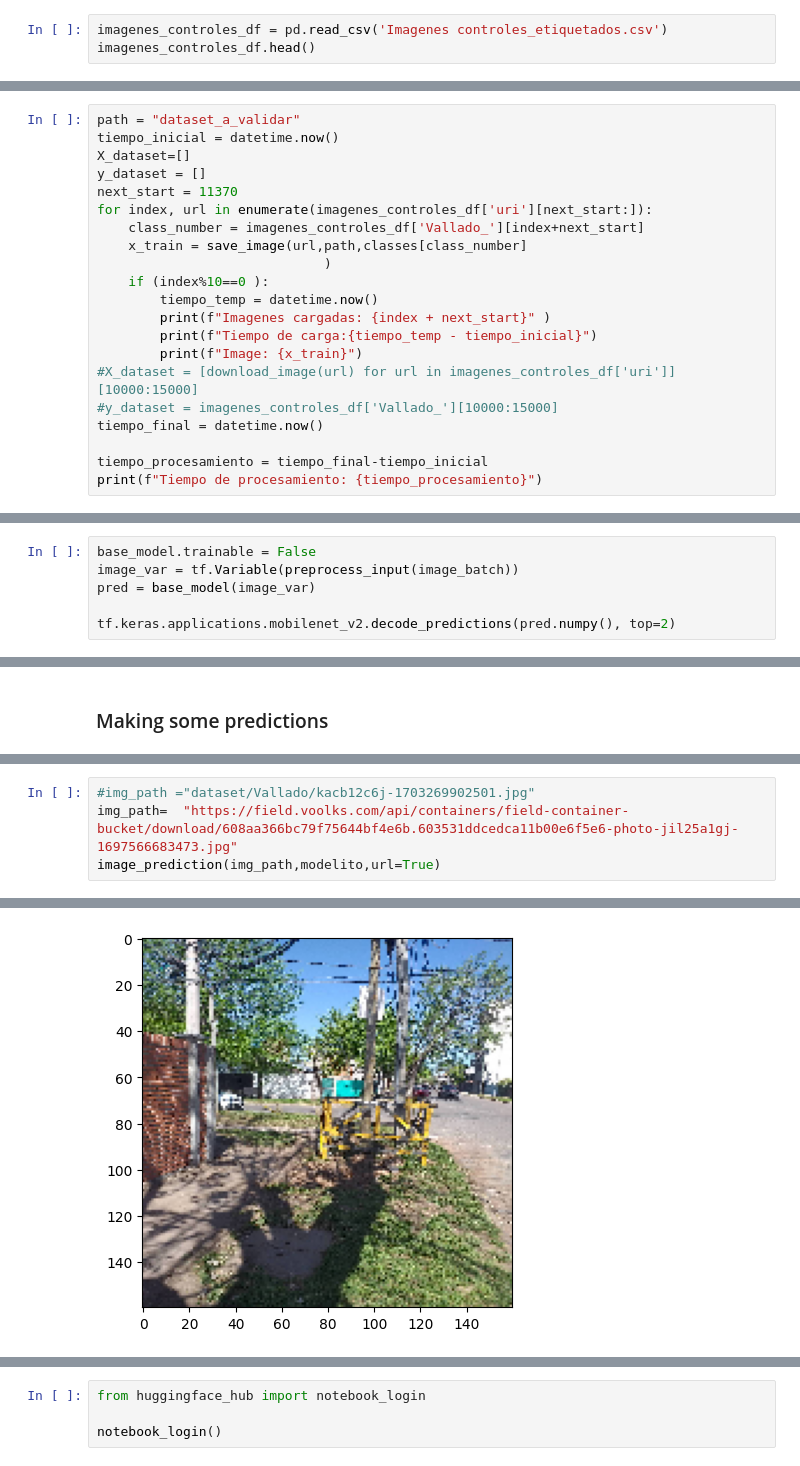
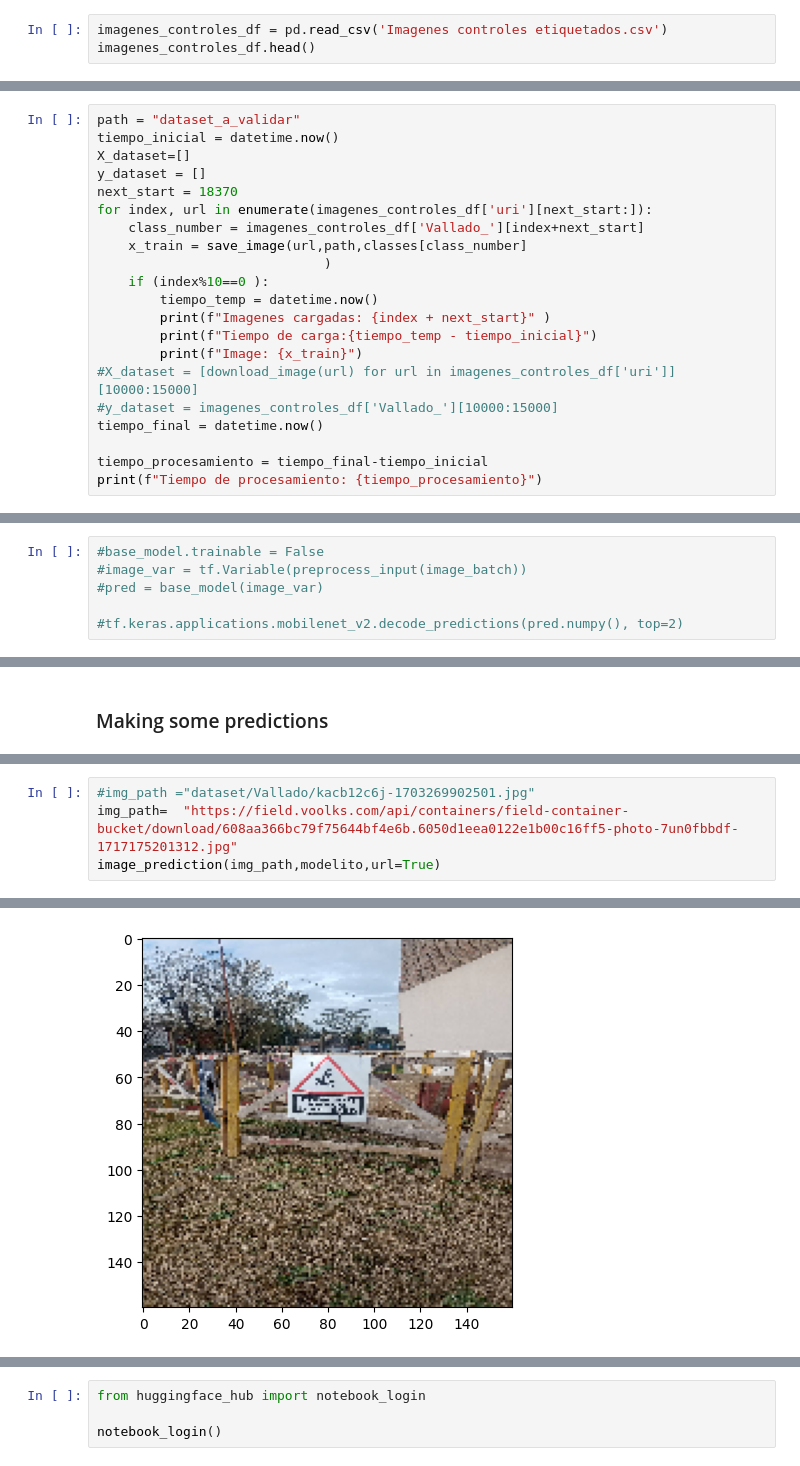
Before and after one commit to brunojaime/clasificador_vallados_binary, a Jupyter notebook: image_classficator.ipynb, the cells around one changed output, grey strips where cells are left out. Saved outputs shown, nothing was run; the diff lists cells and outputs as text.

```diff
--- a/image_classficator.ipynb
+++ b/image_classficator.ipynb
@@ -25,5 +69,5 @@ The dataset includes images url and their tagged class.
 # %%
-imagenes_controles_df = pd.read_csv('Imagenes controles_etiquetados.csv')
+imagenes_controles_df = pd.read_csv('Imagenes controles etiquetados.csv')
 imagenes_controles_df.head()
 # %% [output]
 |  | uri | tag | Vallado_ | ID | Creado | Confirma_etiqueta |
@@ -73,7 +116,7 @@ path = "dataset_a_validar"
 tiempo_inicial = datetime.now()
 X_dataset=[]
 y_dataset = []
-next_start = 11370
+next_start = 18370
 for index, url in enumerate(imagenes_controles_df['uri'][next_start:]):
     class_number = imagenes_controles_df['Vallado_'][index+next_start]
     x_train = save_image(url,path,classes[class_number]
@@ -215,6 +282,6 @@ Decoding the predictions made by the model
 # %%
-base_model.trainable = False
-image_var = tf.Variable(preprocess_input(image_batch))
-pred = base_model(image_var)
+#base_model.trainable = False
+#image_var = tf.Variable(preprocess_input(image_batch))
+#pred = base_model(image_var)
 
-tf.keras.applications.mobilenet_v2.decode_predictions(pred.numpy(), top=2)
+#tf.keras.applications.mobilenet_v2.decode_predictions(pred.numpy(), top=2)
@@ -479,6 +529,6 @@ ValueError: No model config found in the file at vallado_classifier.h5.
 # %%
 #img_path ="dataset/Vallado/kacb12c6j-1703269902501.jpg"
-img_path=  "https://field.voolks.com/api/containers/field-container-bucket/download/608aa366bc79f75644bf4e6b.603531ddcedca11b00e6f5e6-photo-jil25a1gj-1697566683473.jpg"
+img_path=  "https://field.voolks.com/api/containers/field-container-bucket/download/608aa366bc79f75644bf4e6b.6050d1eea0122e1b00c16ff5-photo-7un0fbbdf-1717175201312.jpg"
 image_prediction(img_path,modelito,url=True)
 # %% [output]
 Input image shape: (1, 160, 160, 3)
@@ -487,2 +537,2 @@ Class prediction vector [p(0), p(1), p(2), p(3), p(4), p(5)] =  [[7.8345785]]
 Class name: Vallado
-[figure, old version]
+[figure, new version]
```
Also changed, not shown: parts of 45 cells of this notebook, 2 other files.
